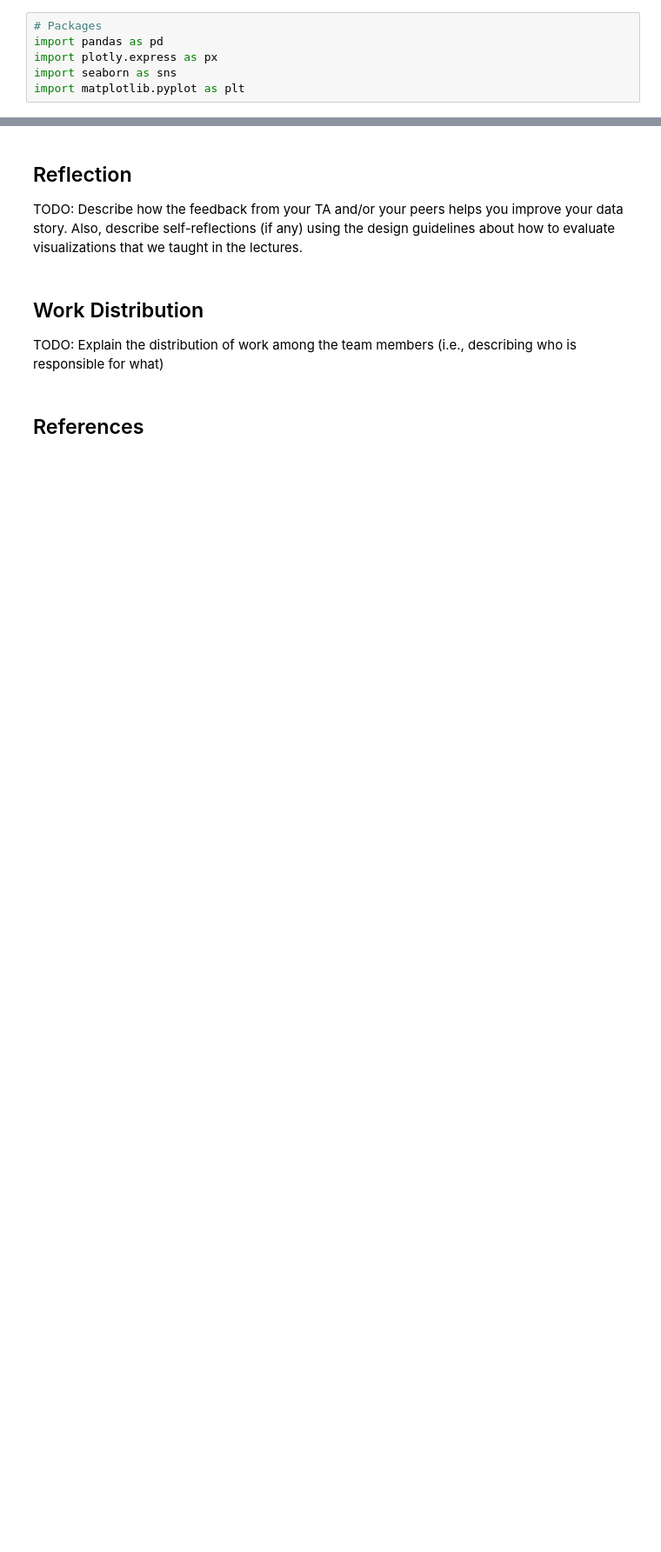
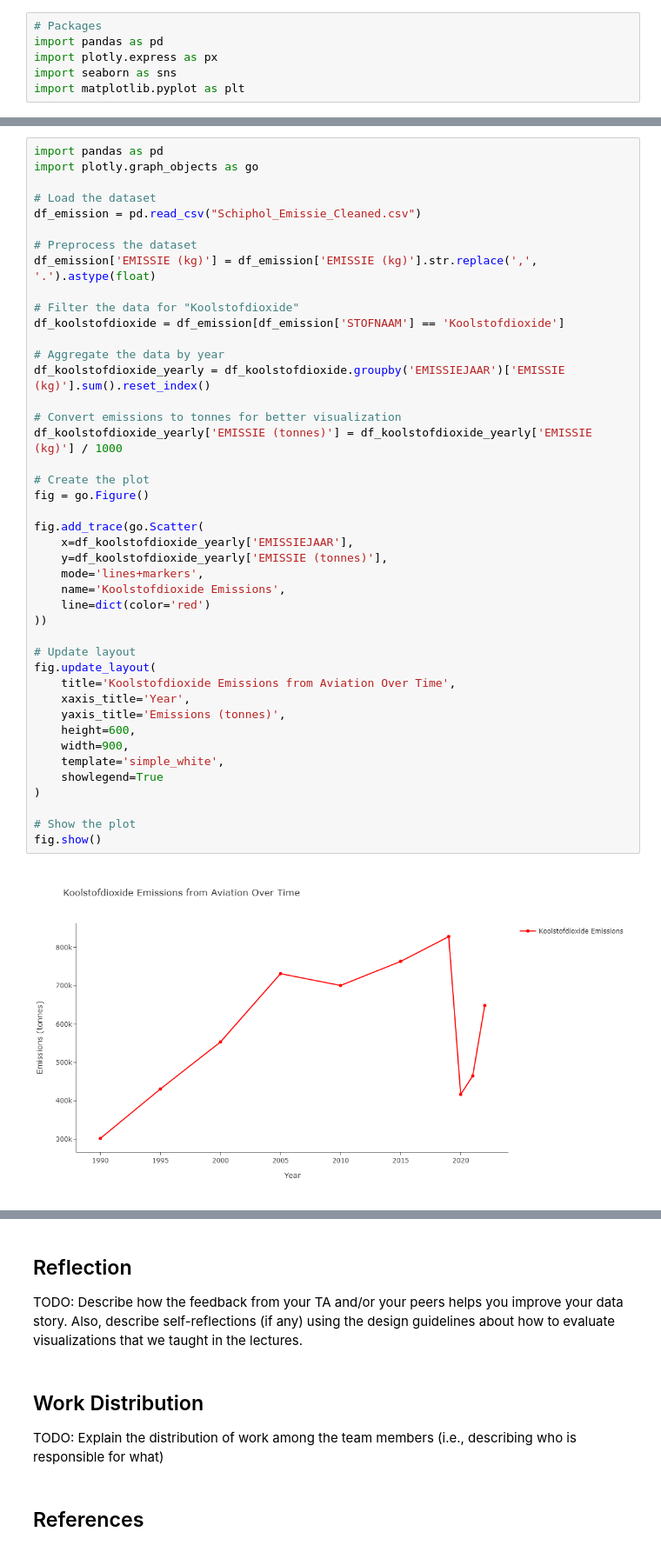
Before and after one commit to RISE020/InfoVis, a Jupyter notebook: docs/Concept.ipynb, the cells around one changed output, grey strips where cells are left out. Shown at 87% size. Saved outputs shown, nothing was run; the diff lists cells and outputs as text; blank space fills up the shorter version.

```diff
--- a/docs/Concept.ipynb
+++ b/docs/Concept.ipynb
@@ -160,0 +208,45 @@ plt.show()
+# %%
+import pandas as pd
+import plotly.graph_objects as go
+
+# Load the dataset
+df_emission = pd.read_csv("Schiphol_Emissie_Cleaned.csv")
+
+# Preprocess the dataset
+df_emission['EMISSIE (kg)'] = df_emission['EMISSIE (kg)'].str.replace(',', '.').astype(float)
+
+# Filter the data for "Koolstofdioxide"
+df_koolstofdioxide = df_emission[df_emission['STOFNAAM'] == 'Koolstofdioxide']
+
+# Aggregate the data by year
+df_koolstofdioxide_yearly = df_koolstofdioxide.groupby('EMISSIEJAAR')['EMISSIE (kg)'].sum().reset_index()
+
+# Convert emissions to tonnes for better visualization
+df_koolstofdioxide_yearly['EMISSIE (tonnes)'] = df_koolstofdioxide_yearly['EMISSIE (kg)'] / 1000
+
+# Create the plot
+fig = go.Figure()
+
+fig.add_trace(go.Scatter(
+    x=df_koolstofdioxide_yearly['EMISSIEJAAR'],
+    y=df_koolstofdioxide_yearly['EMISSIE (tonnes)'],
+    mode='lines+markers',
+    name='Koolstofdioxide Emissions',
+    line=dict(color='red')
+))
+
+# Update layout
+fig.update_layout(
+    title='Koolstofdioxide Emissions from Aviation Over Time',
+    xaxis_title='Year',
+    yaxis_title='Emissions (tonnes)',
+    height=600,
+    width=900,
+    template='simple_white',
+    showlegend=True
+)
+
+# Show the plot
+fig.show()
+# %% [output]
+[figure, added]
```
Also changed, not shown: parts of 16 cells of this notebook, 10 other files.
